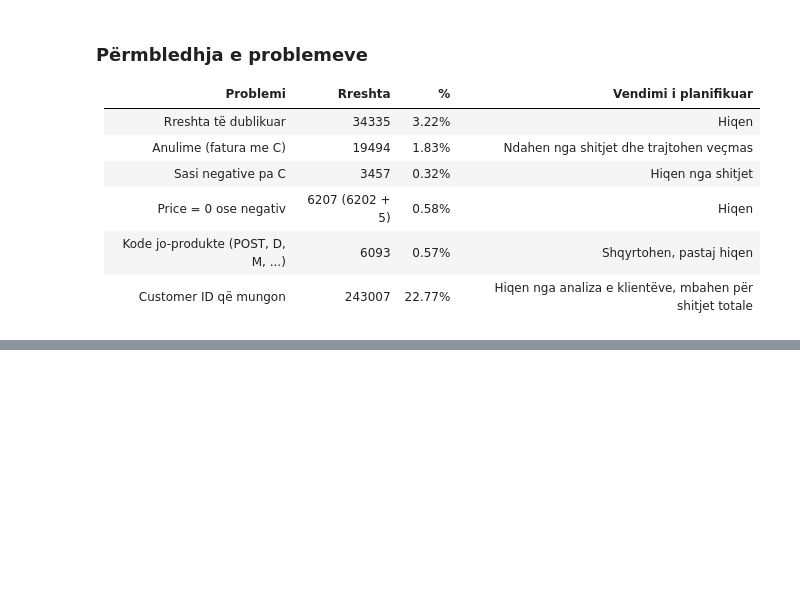
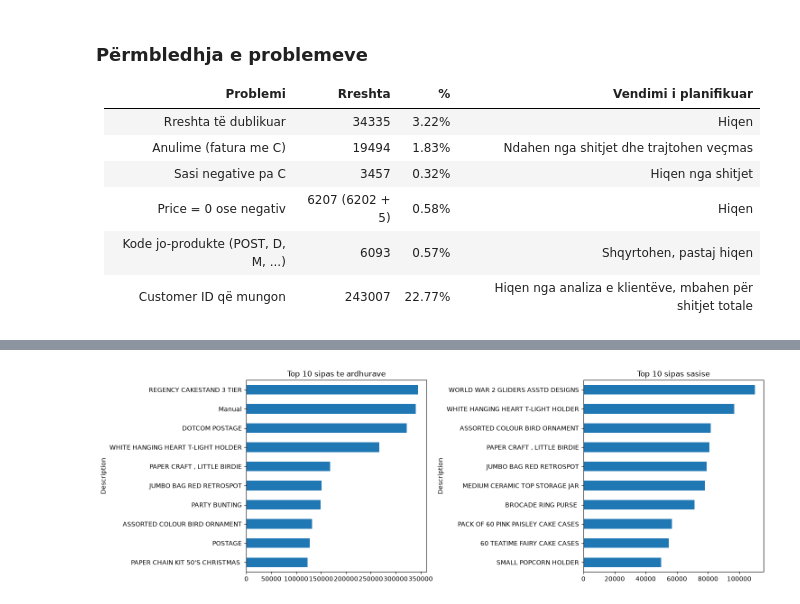
Before and after one commit to Dua-Gashi/online-retail-customer-analytics, a Jupyter notebook: notebooks/01_eda.ipynb, the cells around one changed output, grey strips where cells are left out. Drawn from its saved outputs; the diff is of its cells as text; code cells hidden in the pictures; blank space fills up the shorter version.

```diff
--- a/notebooks/01_eda.ipynb
+++ b/notebooks/01_eda.ipynb
@@ -237,0 +286,11 @@ Name: Price, dtype: float64
+# %%
+top_rev = sales.groupby("Description")["Revenue"].sum().nlargest(10)
+top_qty = sales.groupby("Description")["Quantity"].sum().nlargest(10)
+
+fig, axes = plt.subplots(1, 2, figsize=(15, 5))
+top_rev.sort_values().plot.barh(ax=axes[0], title="Top 10 sipas te ardhurave")
+top_qty.sort_values().plot.barh(ax=axes[1], title="Top 10 sipas sasise")
+plt.tight_layout()
+plt.show()
+# %% [output]
+[figure, added]
```
Also changed, not shown: parts of 8 cells of this notebook.
